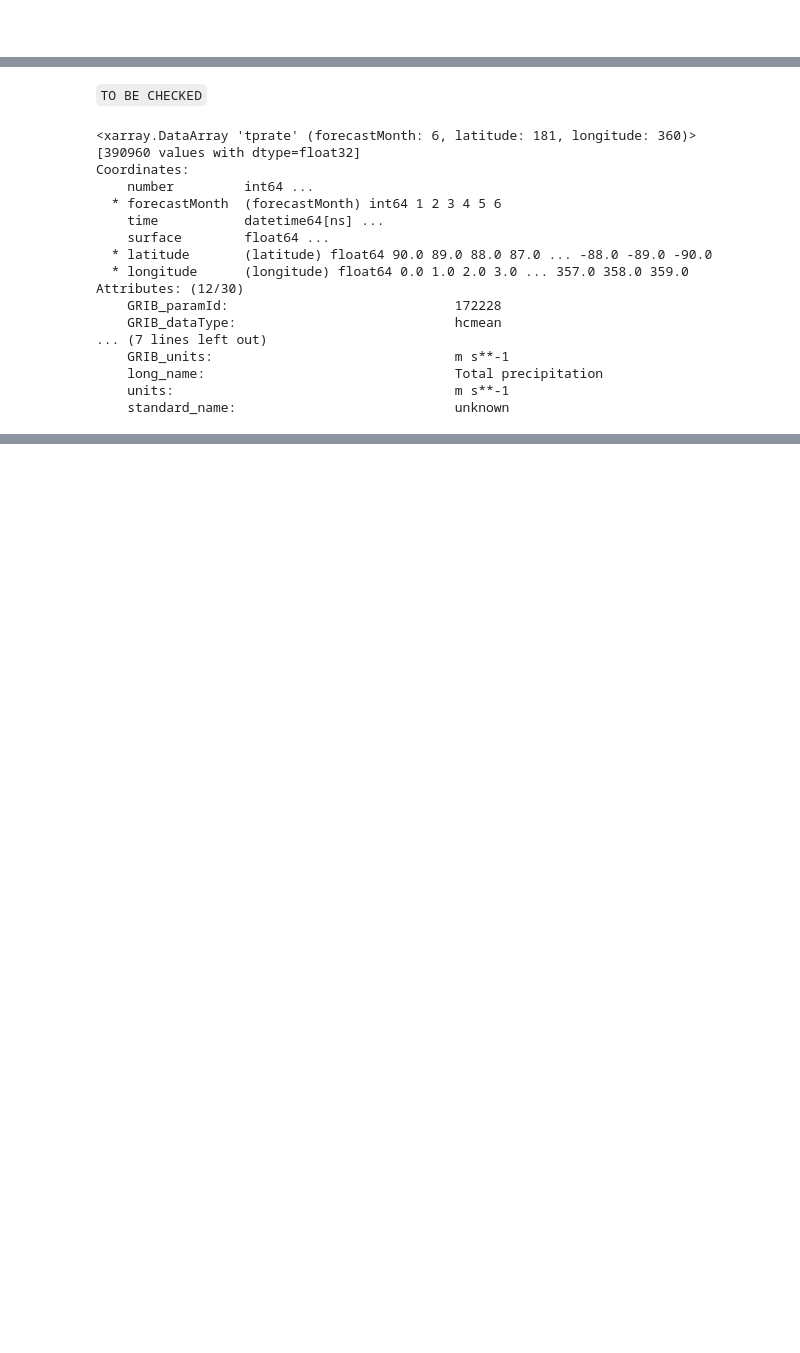
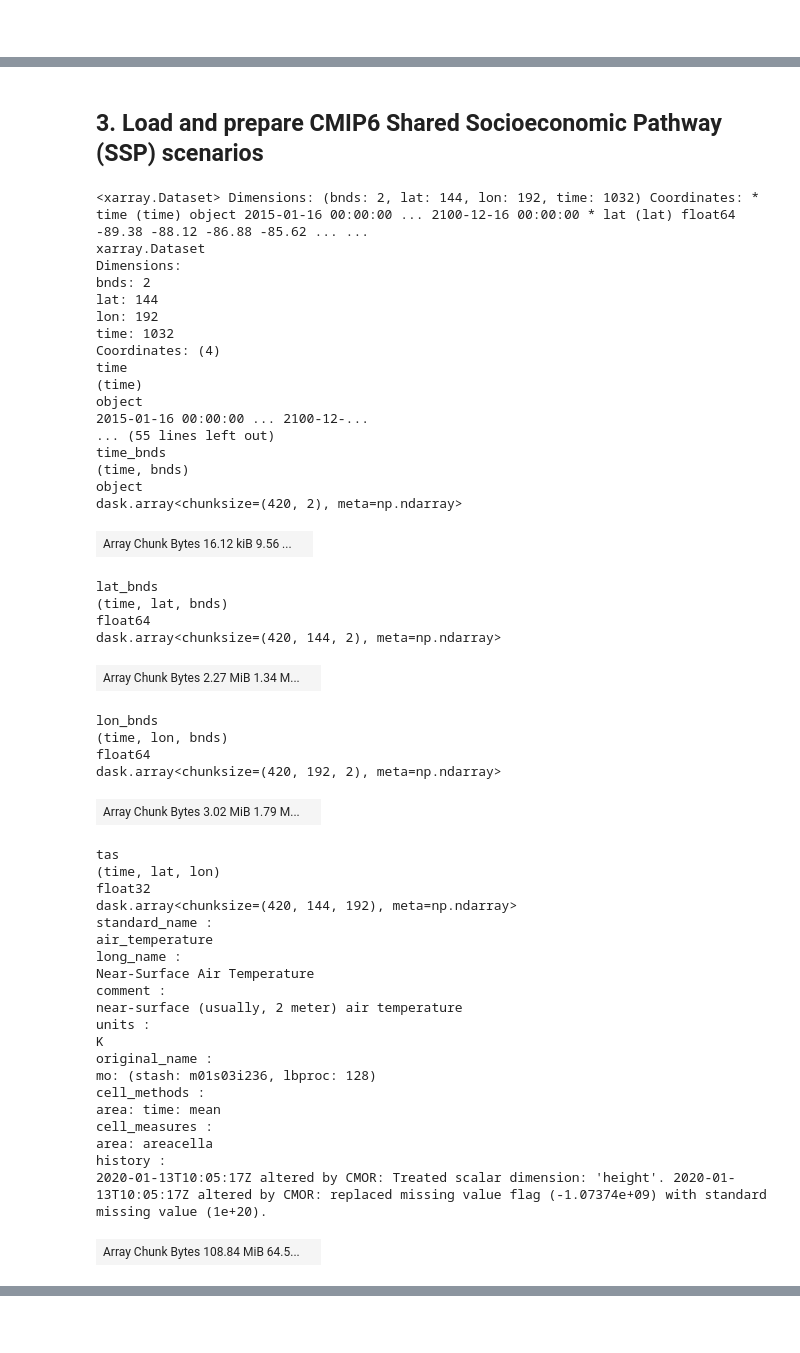
Before and after one commit to ecmwf-projects/copernicus-training, a Jupyter notebook: 131_c3s_cmip6_global_climate_projections.ipynb, the cells around one changed output, grey strips where cells are left out. Cells and saved outputs as stored; diff of their text form; code cells hidden in the pictures; blank space fills up the shorter version.

Commit message:
climate projections progress

```diff
--- a/131_c3s_cmip6_global_climate_projections.ipynb
+++ b/131_c3s_cmip6_global_climate_projections.ipynb
@@ -225,25 +210,55 @@ array([[[1.30519284e-08, 1.30519284e-08, 1.30519284e-08, ...,
-# %% [markdown]
-`TO BE CHECKED`
-# %%
-hindcast_climate_mean = xr.open_dataset('./data/ecmwf_seas5_hincast_climate_mean_tp.grib', engine='cfgrib', backend_kwargs=dict(time_dims=('forecastMonth', 'time')))
-
-test = hindcast_climate_mean['tprate']
-test
-# %% [output]
-<xarray.DataArray 'tprate' (forecastMonth: 6, latitude: 181, longitude: 360)>
-[390960 values with dtype=float32]
-Coordinates:
-    number         int64 ...
-  * forecastMonth  (forecastMonth) int64 1 2 3 4 5 6
-    time           datetime64[ns] ...
-    surface        float64 ...
-  * latitude       (latitude) float64 90.0 89.0 88.0 87.0 ... -88.0 -89.0 -90.0
-  * longitude      (longitude) float64 0.0 1.0 2.0 3.0 ... 357.0 358.0 359.0
-Attributes: (12/30)
-    GRIB_paramId:                             172228
-    GRIB_dataType:                            hcmean
-... (7 lines left out)
-    GRIB_units:                               m s**-1
-    long_name:                                Total precipitation
-    units:                                    m s**-1
-    standard_name:                            unknown
+# %% [markdown]
+## <a id='load_prepare_ssp'></a> 3. Load and prepare CMIP6 Shared Socioeconomic Pathway (SSP) scenarios
+# %%
+ds_ssp126 = xr.open_mfdataset('./data/cmip6/ssp126/*nc')
+ds_ssp126
+# %% [output]
+<xarray.Dataset> Dimensions: (bnds: 2, lat: 144, lon: 192, time: 1032) Coordinates: * time (time) object 2015-01-16 00:00:00 ... 2100-12-16 00:00:00 * lat (lat) float64 -89.38 -88.12 -86.88 -85.62 ... ...
+xarray.Dataset
+Dimensions:
+bnds: 2
+lat: 144
+lon: 192
+time: 1032
+Coordinates: (4)
+time
+(time)
+object
+2015-01-16 00:00:00 ... 2100-12-...
+... (55 lines left out)
+time_bnds
+(time, bnds)
+object
+dask.array<chunksize=(420, 2), meta=np.ndarray>
+| Array Chunk Bytes 16.12 kiB 9.56 ... |  |
+lat_bnds
+(time, lat, bnds)
+float64
+dask.array<chunksize=(420, 144, 2), meta=np.ndarray>
+| Array Chunk Bytes 2.27 MiB 1.34 M... |  |
+lon_bnds
+(time, lon, bnds)
+float64
+dask.array<chunksize=(420, 192, 2), meta=np.ndarray>
+| Array Chunk Bytes 3.02 MiB 1.79 M... |  |
+tas
+(time, lat, lon)
+float32
+dask.array<chunksize=(420, 144, 192), meta=np.ndarray>
+standard_name :
+air_temperature
+long_name :
+Near-Surface Air Temperature
+comment :
+near-surface (usually, 2 meter) air temperature
+units :
+K
+original_name :
+mo: (stash: m01s03i236, lbproc: 128)
+cell_methods :
+area: time: mean
+cell_measures :
+area: areacella
+history :
+2020-01-13T10:05:17Z altered by CMOR: Treated scalar dimension: 'height'. 2020-01-13T10:05:17Z altered by CMOR: replaced missing value flag (-1.07374e+09) with standard missing value (1e+20).
+| Array Chunk Bytes 108.84 MiB 64.5... |  |
```
Also changed, not shown: parts of 79 cells of this notebook, 7 other files.
